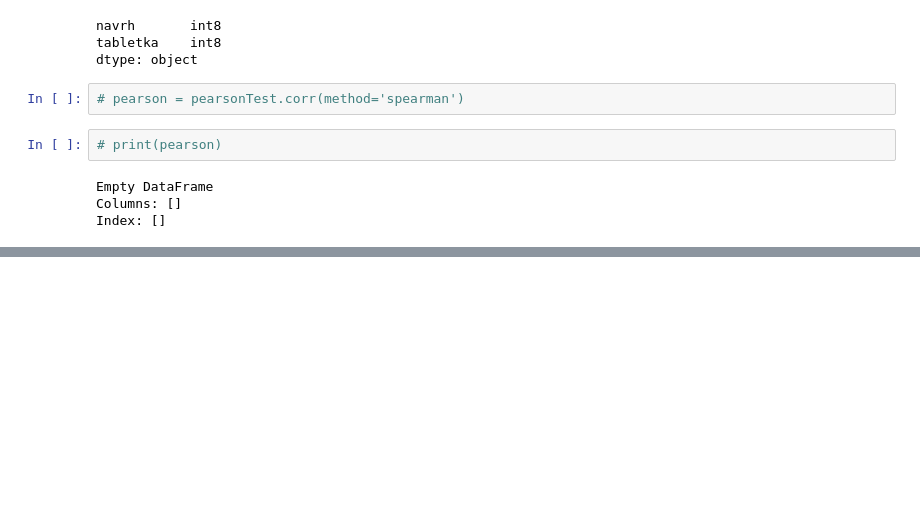
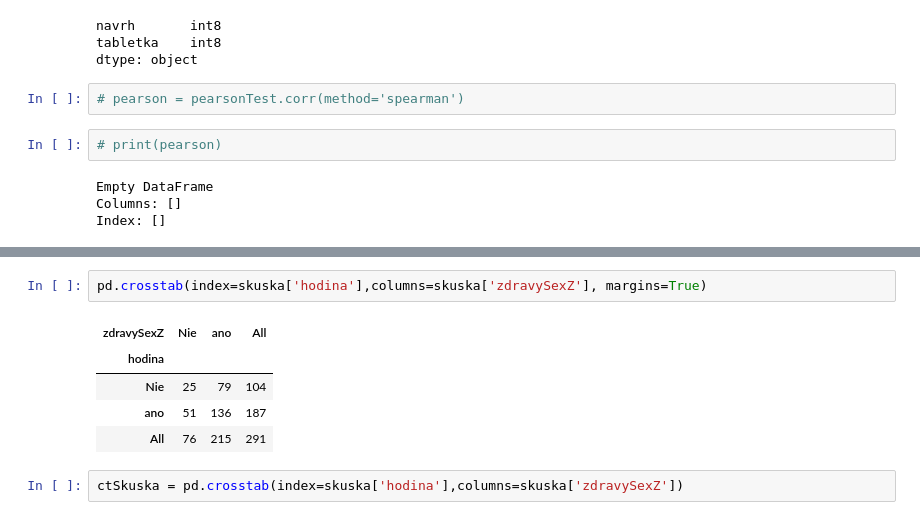
Before and after one commit to KlaraHirm/SOC, a Jupyter notebook: SOC.ipynb, the cells around one changed output, grey strips where cells are left out. Saved outputs shown, nothing was run; the diff lists cells and outputs as text; blank space fills up the shorter version.

```diff
--- a/SOC.ipynb
+++ b/SOC.ipynb
@@ -372,0 +424,10 @@ Index: []
+# %%
+pd.crosstab(index=skuska['hodina'],columns=skuska['zdravySexZ'], margins=True)
+# %% [output]
+| zdravySexZ | Nie | ano | All |
+| hodina |  |  |  |
+| Nie | 25 | 79 | 104 |
+| ano | 51 | 136 | 187 |
+| All | 76 | 215 | 291 |
+# %%
+ctSkuska = pd.crosstab(index=skuska['hodina'],columns=skuska['zdravySexZ'])
```
Also changed, not shown: parts of 17 cells of this notebook.
